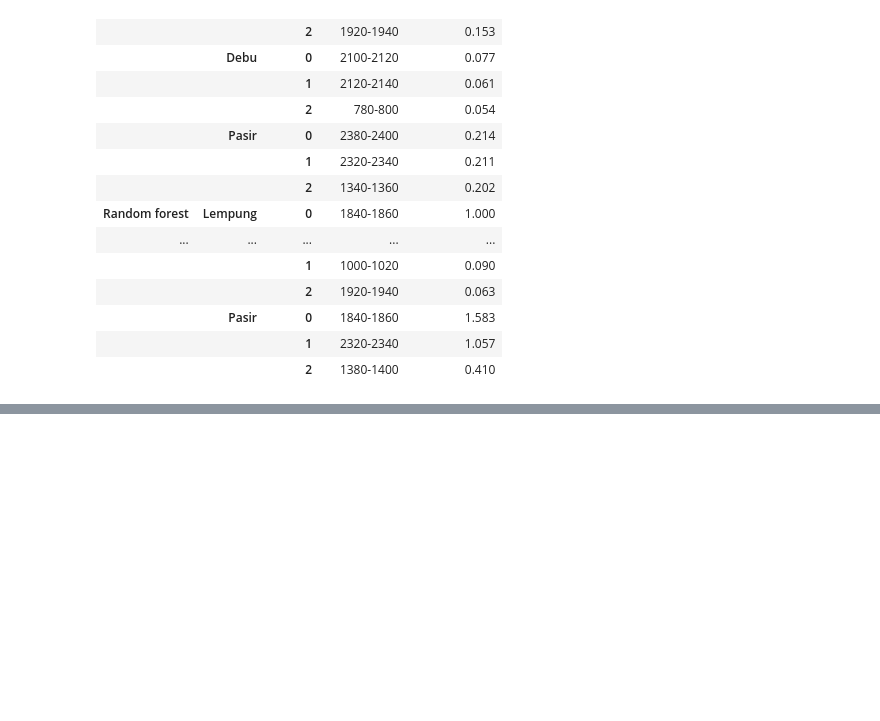
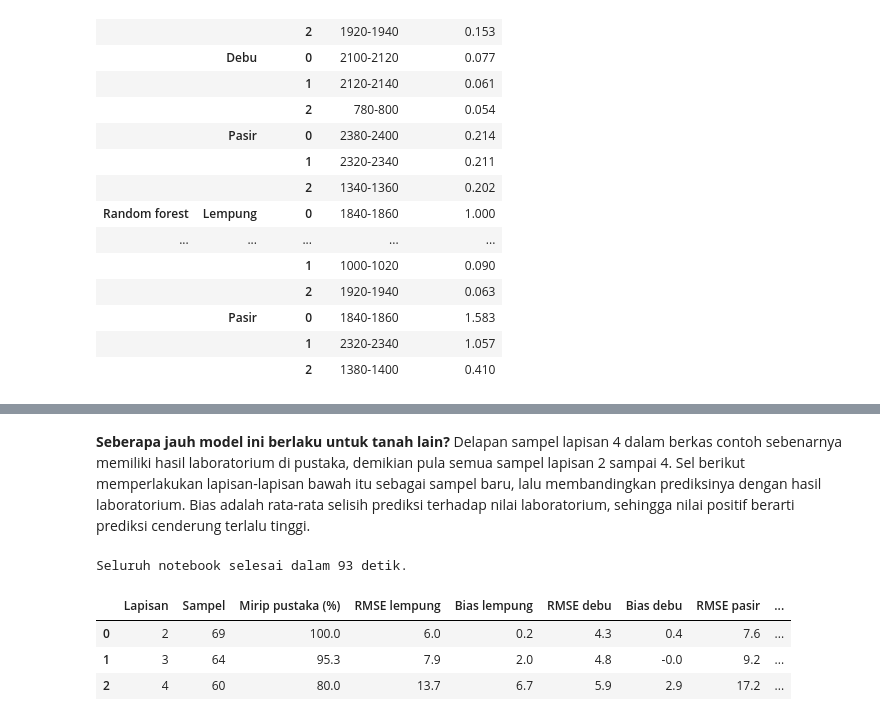
Before and after one commit to jhnhp/SMART, a Jupyter notebook: Output/Pelatihan/data/praktik-3/Praktik_3_Spektrum_ke_Sifat_Tanah.ipynb, the cells around one changed output, grey strips where cells are left out. Drawn from its saved outputs; the diff is of its cells as text; code cells hidden in the pictures; blank space fills up the shorter version.

```diff
--- a/Output/Pelatihan/data/praktik-3/Praktik_3_Spektrum_ke_Sifat_Tanah.ipynb
+++ b/Output/Pelatihan/data/praktik-3/Praktik_3_Spektrum_ke_Sifat_Tanah.ipynb
@@ -493,0 +526,24 @@ Seluruh notebook selesai dalam 80 detik.
+# %% [markdown]
+**Seberapa jauh model ini berlaku untuk tanah lain?** Delapan sampel lapisan 4 dalam berkas contoh sebenarnya memiliki hasil laboratorium di pustaka, demikian pula semua sampel lapisan 2 sampai 4. Sel berikut memperlakukan lapisan-lapisan bawah itu sebagai sampel baru, lalu membandingkan prediksinya dengan hasil laboratorium. Bias adalah rata-rata selisih prediksi terhadap nilai laboratorium, sehingga nilai positif berarti prediksi cenderung terlalu tinggi.
+# %%
+uji_lain = []
+for lap in (2, 3, 4):
+    t = data[(data['lapisan'] == lap) & data[FRAKSI].notna().all(axis=1) & (data[FRAKSI] > 0).all(axis=1)]
+    Yt = t[FRAKSI].values / t[FRAKSI].sum(axis=1).values[:, None] * 100
+    h = prediksi_tekstur(t)
+    Pt = h[['Lempung (%)', 'Debu (%)', 'Pasir (%)']].values
+    baris_uji = {'Lapisan': lap, 'Sampel': len(t), 'Mirip pustaka (%)': 100 * (h['Mirip pustaka'] == 'ya').mean()}
+    for j, f in enumerate(FRAKSI):
+        baris_uji[f'RMSE {nama_id[f].lower()}'] = np.sqrt(((Pt[:, j] - Yt[:, j]) ** 2).mean())
+        baris_uji[f'Bias {nama_id[f].lower()}'] = (Pt[:, j] - Yt[:, j]).mean()
+    uji_lain.append(baris_uji)
+uji_lain = pd.DataFrame(uji_lain).round(1)
+uji_lain.to_csv('hasil/uji_lapisan_bawah.csv', index=False)
+print(f'Seluruh notebook selesai dalam {time.time() - MULAI:.0f} detik.')
+uji_lain
+# %% [output]
+Seluruh notebook selesai dalam 93 detik.
+|  | Lapisan | Sampel | Mirip pustaka (%) | RMSE lempung | Bias lempung | RMSE debu | Bias debu | RMSE pasir | ... |
+| 0 | 2 | 69 | 100.0 | 6.0 | 0.2 | 4.3 | 0.4 | 7.6 | ... |
+| 1 | 3 | 64 | 95.3 | 7.9 | 2.0 | 4.8 | -0.0 | 9.2 | ... |
+| 2 | 4 | 60 | 80.0 | 13.7 | 6.7 | 5.9 | 2.9 | 17.2 | ... |
```
Also changed, not shown: parts of 16 cells of this notebook, 17 other files.
